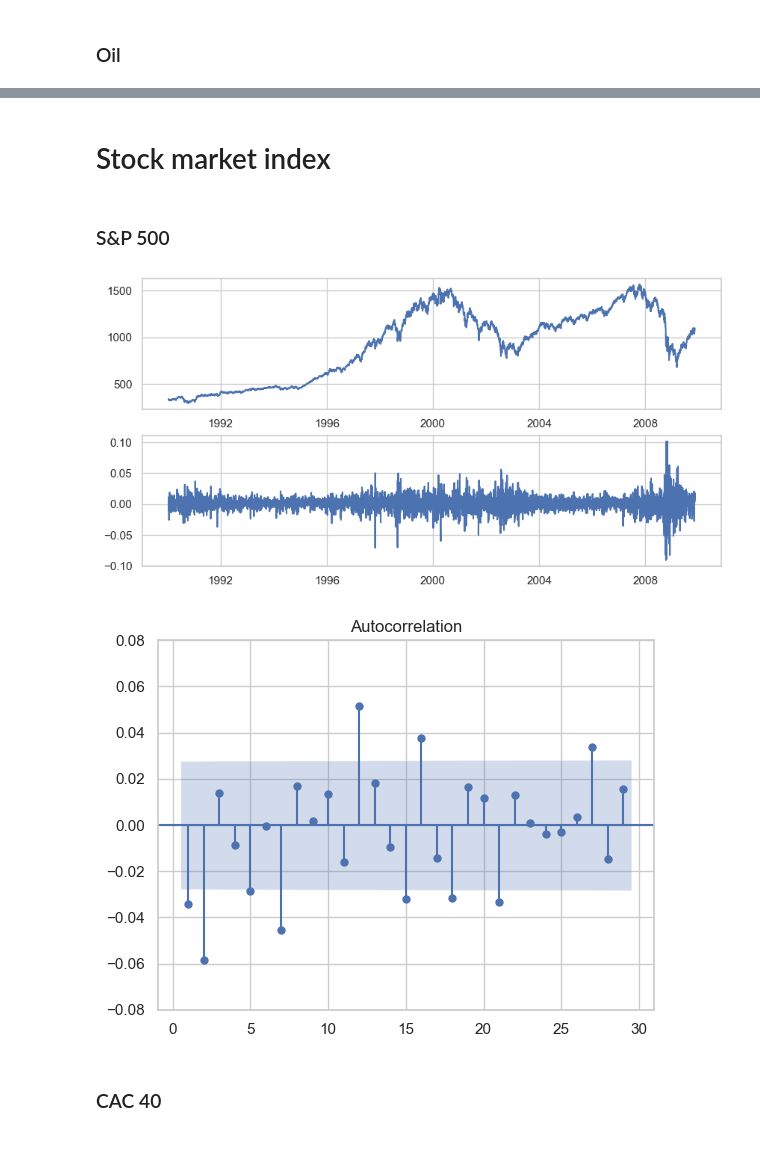
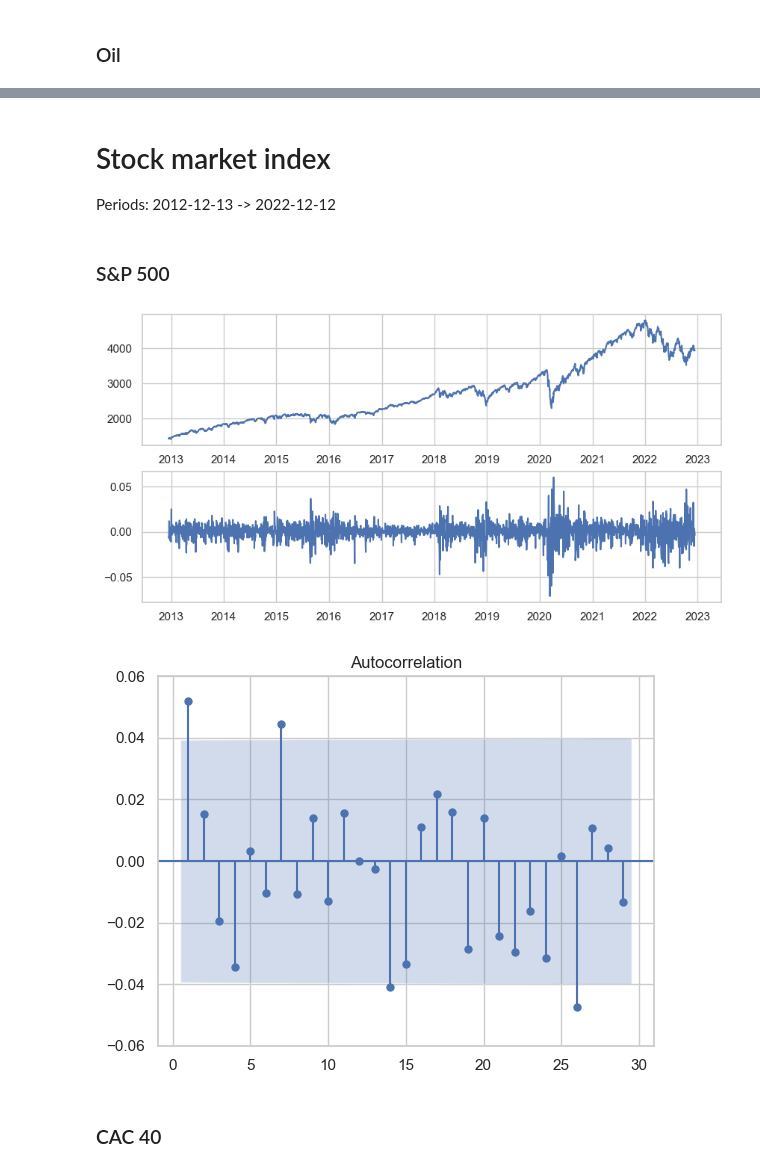
Before and after one commit to CS-433/ml-project-2-bogota, a Jupyter notebook: notebooks/data_analysis.ipynb, the cells around one changed output, grey strips where cells are left out. Drawn from its saved outputs; the diff is of its cells as text; code cells hidden in the pictures.

```diff
--- a/notebooks/data_analysis.ipynb
+++ b/notebooks/data_analysis.ipynb
@@ -167,12 +171,12 @@ plt.show()
 # %% [markdown]
 # Stock market index
+
+Periods: 2012-12-13 -> 2022-12-12
 # %% [markdown]
 ### S&P 500
 # %%
 df = pd.read_csv(DATA_FOLDER+'stock_market_index/'+'{}.csv'.format('SP500'))
-df['Open'] = df['Open'].apply(lambda x: re.sub(",","",x))
-df['Open'] = pd.to_numeric(df['Open'])
-df = df[['Date', 'Open']]
+df = df[['Date','Open']]
 df['Date'] = pd.to_datetime(df.Date)
 df.set_index('Date', inplace=True)
 df.sort_index(inplace=True)
@@ -185,13 +189,13 @@ axs[0].plot(df.Open)
 axs[1].plot(df.log_return)
 plt.show()
 # %% [output]
-[figure, old version]
+[figure, new version]
 # %%
 sm.graphics.tsa.plot_acf(df.log_return, lags=np.arange(1, 30))
-plt.ylim([-0.08,0.08])
+plt.ylim([-0.06,0.06])
 plt.show()
 # %% [output]
-[figure, old version]
+[figure, new version]
 # %% [markdown]
 ### CAC 40
 # %%
```
Also changed, not shown: parts of 20 cells of this notebook, 25 other files.
